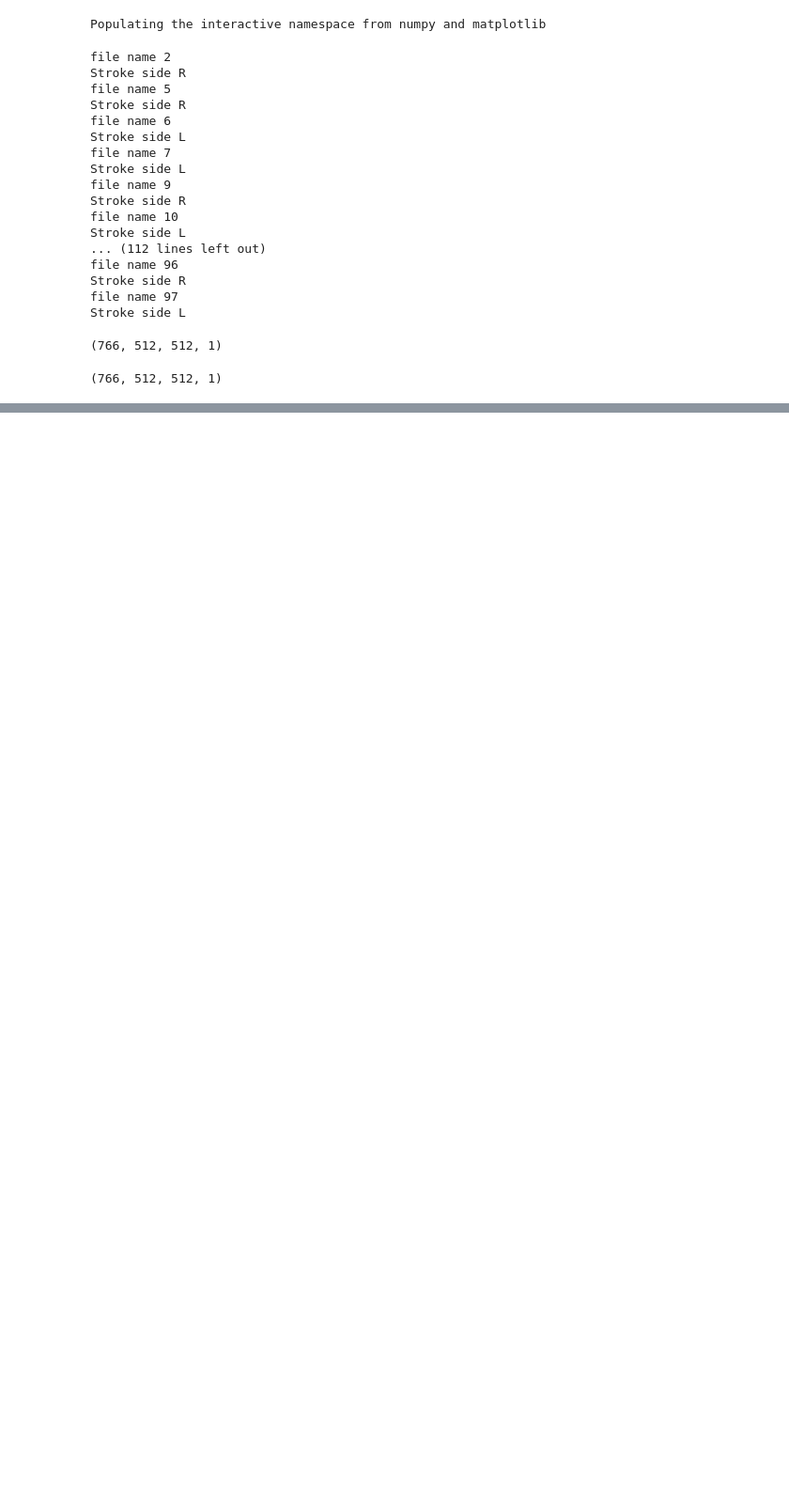
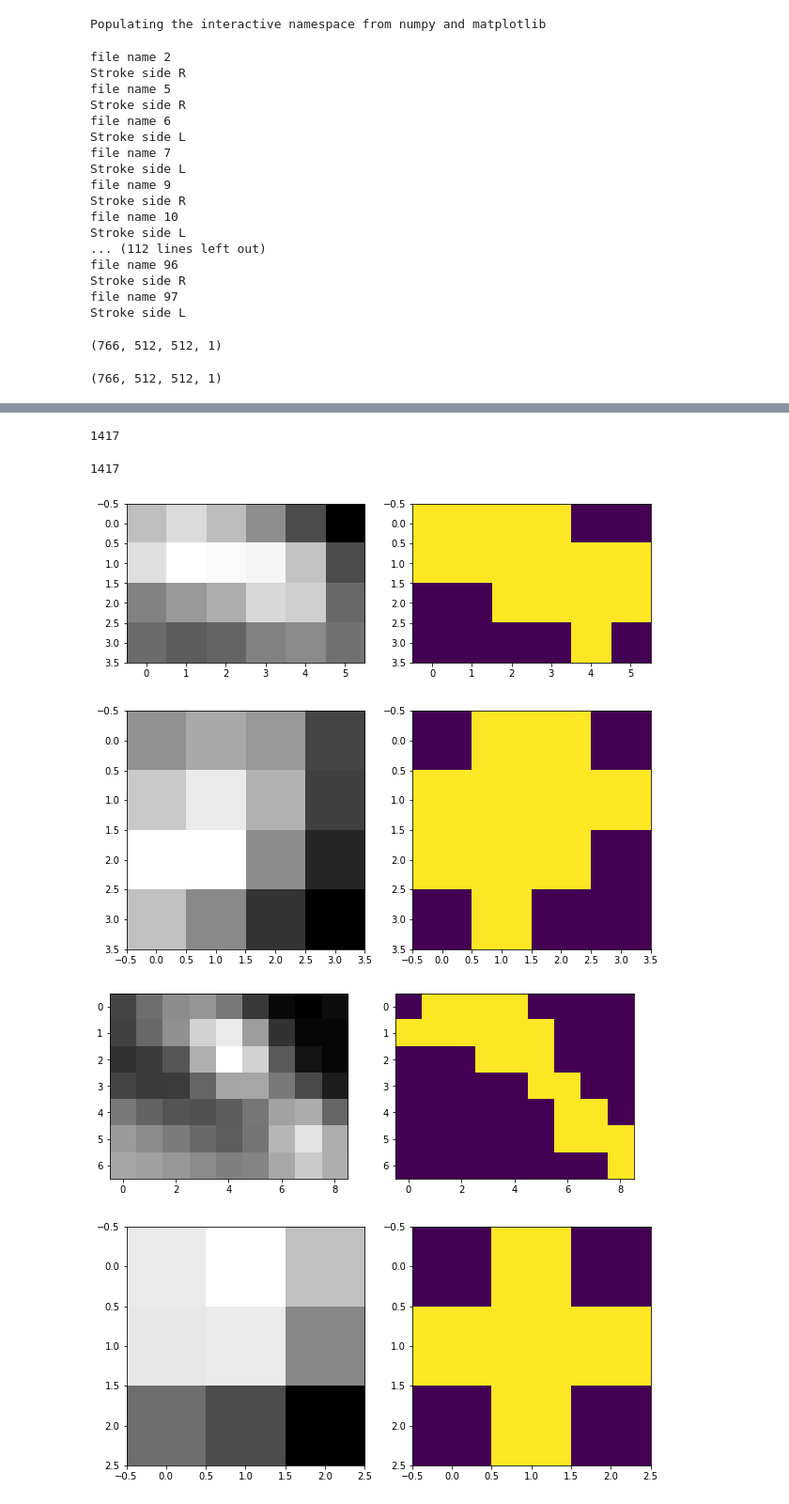
Before and after one commit to jiehyunjkim/CACTAS_Aim2, a Jupyter notebook: _EXPERIMENTS/L_R_carotid_test.ipynb, the cells around one changed output, grey strips where cells are left out. Shown: that part at 94% size. Saved outputs shown, nothing was run; the diff lists cells and outputs as text; code cells hidden in the pictures; blank space fills up the shorter version.

```diff
--- a/_EXPERIMENTS/L_R_carotid_test.ipynb
+++ b/_EXPERIMENTS/L_R_carotid_test.ipynb
@@ -110,6 +81,0 @@ for i in range(labels.shape[0]):
-# %%
-for i in range(5):
-    fig, (ax1, ax2) = plt.subplots(1, 2, figsize=(10, 5))
-    ax1.imshow(cropped_image[i], cmap='gray')
-    ax2.imshow(cropped_label[i], cmap='gray')
-    plt.show()
@@ -121,0 +110,19 @@ for i in range(5):
+# %%
+len(cropped_label)
+# %% [output]
+1417
+# %%
+len(cropped_image)
+# %% [output]
+1417
+# %%
+for i in range(5):
+    fig, (ax1, ax2) = plt.subplots(1, 2, figsize=(10, 5))
+    ax1.imshow(cropped_image[i], cmap='gray')
+    ax2.imshow(cropped_label[i])
+    plt.show()
+# %% [output]
+[figure, added]
+[figure, added]
+[figure, added]
+[figure, added]
```
Also changed, not shown: parts of 12 cells of this notebook.
